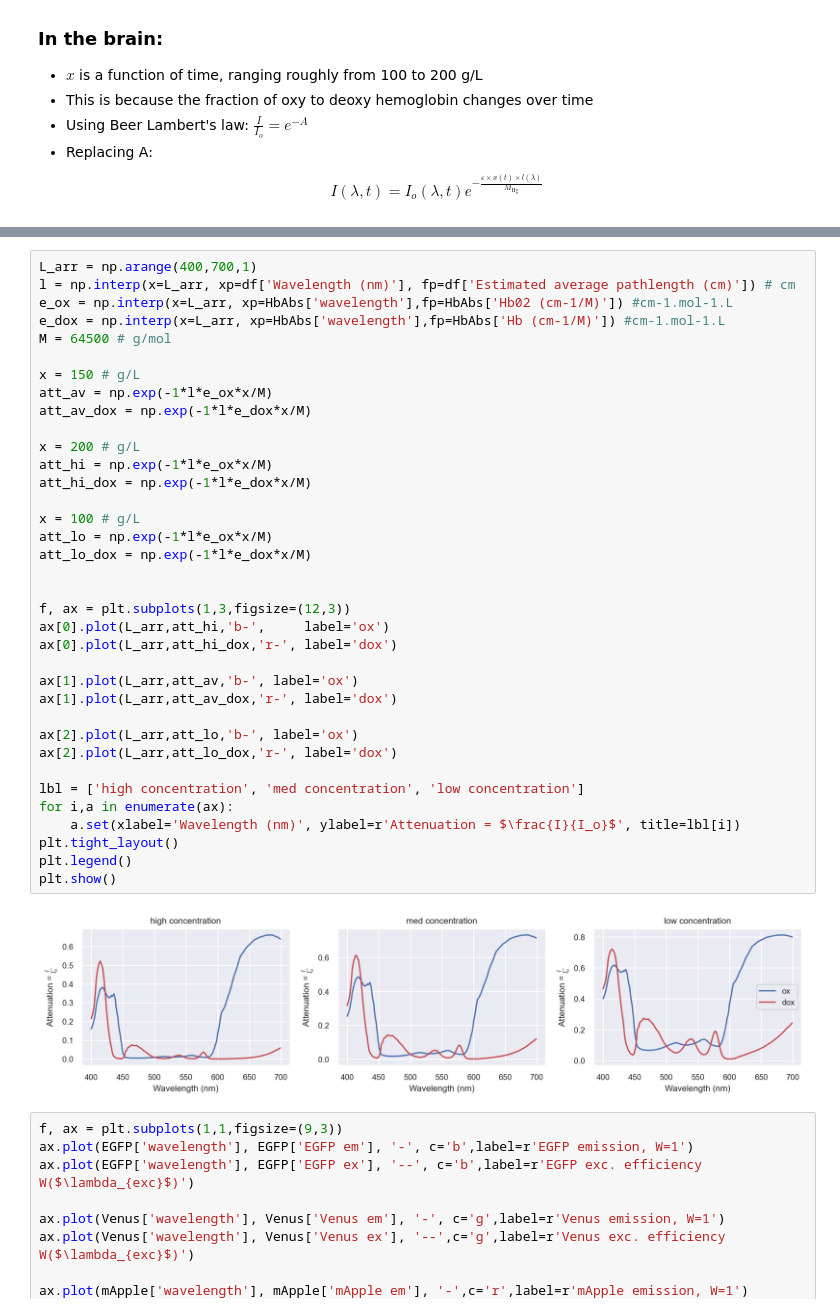
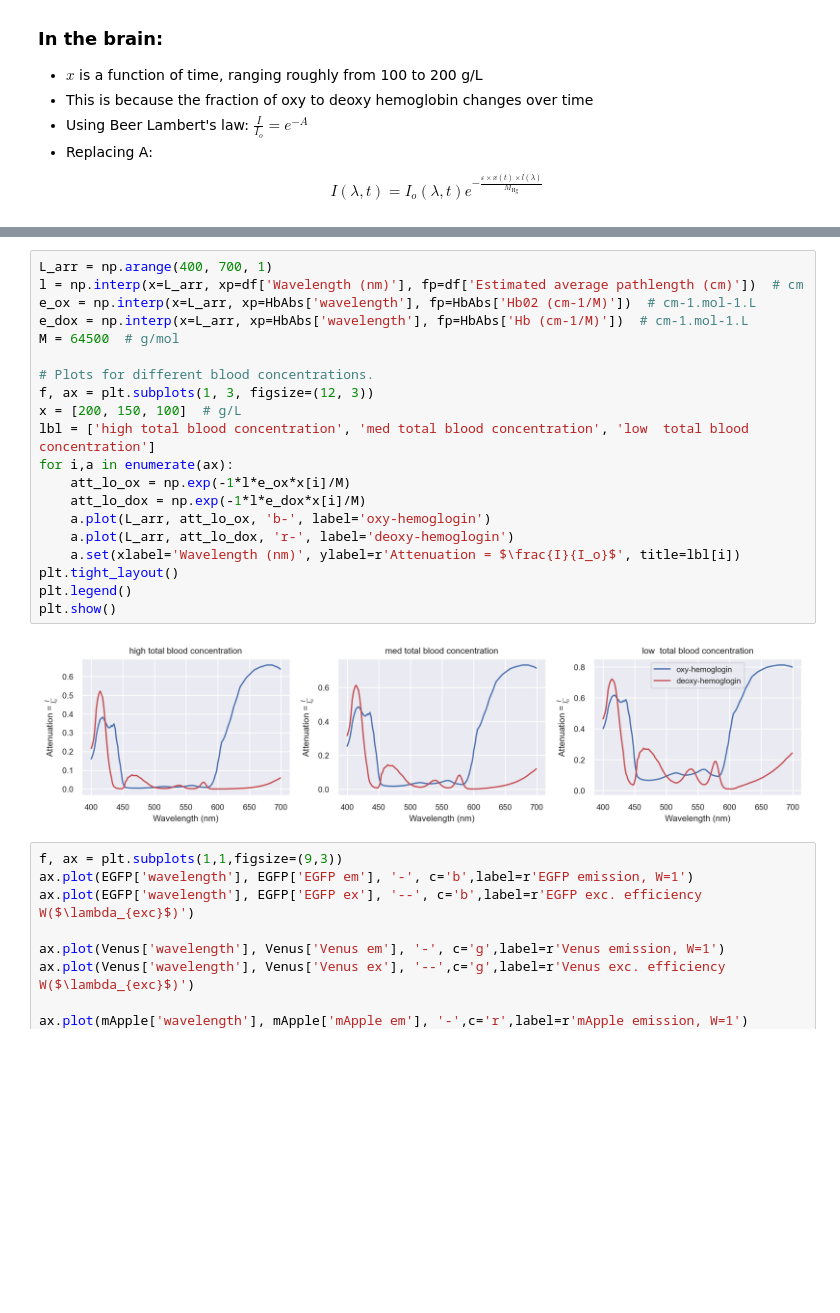
Before and after one commit to AllenInstitute/sourcesep, a Jupyter notebook: notebooks/01_explore_pilot.ipynb, the cells around one changed output, grey strips where cells are left out. Saved outputs shown, nothing was run; the diff lists cells and outputs as text; blank space fills up the shorter version.

```diff
--- a/notebooks/01_explore_pilot.ipynb
+++ b/notebooks/01_explore_pilot.ipynb
@@ -102,41 +109,25 @@ plt.show()
 # %%
-L_arr = np.arange(400,700,1)
-l = np.interp(x=L_arr, xp=df['Wavelength (nm)'], fp=df['Estimated average pathlength (cm)']) # cm
-e_ox = np.interp(x=L_arr, xp=HbAbs['wavelength'],fp=HbAbs['Hb02 (cm-1/M)']) #cm-1.mol-1.L
-e_dox = np.interp(x=L_arr, xp=HbAbs['wavelength'],fp=HbAbs['Hb (cm-1/M)']) #cm-1.mol-1.L
-M = 64500 # g/mol
+L_arr = np.arange(400, 700, 1)
+l = np.interp(x=L_arr, xp=df['Wavelength (nm)'], fp=df['Estimated average pathlength (cm)'])  # cm
+e_ox = np.interp(x=L_arr, xp=HbAbs['wavelength'], fp=HbAbs['Hb02 (cm-1/M)'])  # cm-1.mol-1.L
+e_dox = np.interp(x=L_arr, xp=HbAbs['wavelength'], fp=HbAbs['Hb (cm-1/M)'])  # cm-1.mol-1.L
+M = 64500  # g/mol
 
-x = 150 # g/L
-att_av = np.exp(-1*l*e_ox*x/M)
-att_av_dox = np.exp(-1*l*e_dox*x/M)
-
-x = 200 # g/L
-att_hi = np.exp(-1*l*e_ox*x/M)
-att_hi_dox = np.exp(-1*l*e_dox*x/M)
-
-x = 100 # g/L
-att_lo = np.exp(-1*l*e_ox*x/M)
-att_lo_dox = np.exp(-1*l*e_dox*x/M)
-
-
-f, ax = plt.subplots(1,3,figsize=(12,3))
-ax[0].plot(L_arr,att_hi,'b-',     label='ox')
-ax[0].plot(L_arr,att_hi_dox,'r-', label='dox')
-
-ax[1].plot(L_arr,att_av,'b-', label='ox')
-ax[1].plot(L_arr,att_av_dox,'r-', label='dox')
-
-ax[2].plot(L_arr,att_lo,'b-', label='ox')
-ax[2].plot(L_arr,att_lo_dox,'r-', label='dox')
-
-lbl = ['high concentration', 'med concentration', 'low concentration']
+# Plots for different blood concentrations.
+f, ax = plt.subplots(1, 3, figsize=(12, 3))
+x = [200, 150, 100]  # g/L
+lbl = ['high total blood concentration', 'med total blood concentration', 'low  total blood concentration']
 for i,a in enumerate(ax):
+    att_lo_ox = np.exp(-1*l*e_ox*x[i]/M)
+    att_lo_dox = np.exp(-1*l*e_dox*x[i]/M)
+    a.plot(L_arr, att_lo_ox, 'b-', label='oxy-hemoglogin')
+    a.plot(L_arr, att_lo_dox, 'r-', label='deoxy-hemoglogin')
     a.set(xlabel='Wavelength (nm)', ylabel=r'Attenuation = $\frac{I}{I_o}$', title=lbl[i])
 plt.tight_layout()
 plt.legend()
 plt.show()
 # %% [output]
-[figure, old version]
+[figure, new version]
 # %%
 f, ax = plt.subplots(1,1,figsize=(9,3))
 ax.plot(EGFP['wavelength'], EGFP['EGFP em'], '-', c='b',label=r'EGFP emission, W=1')
```
Also changed, not shown: parts of 2 cells of this notebook.
